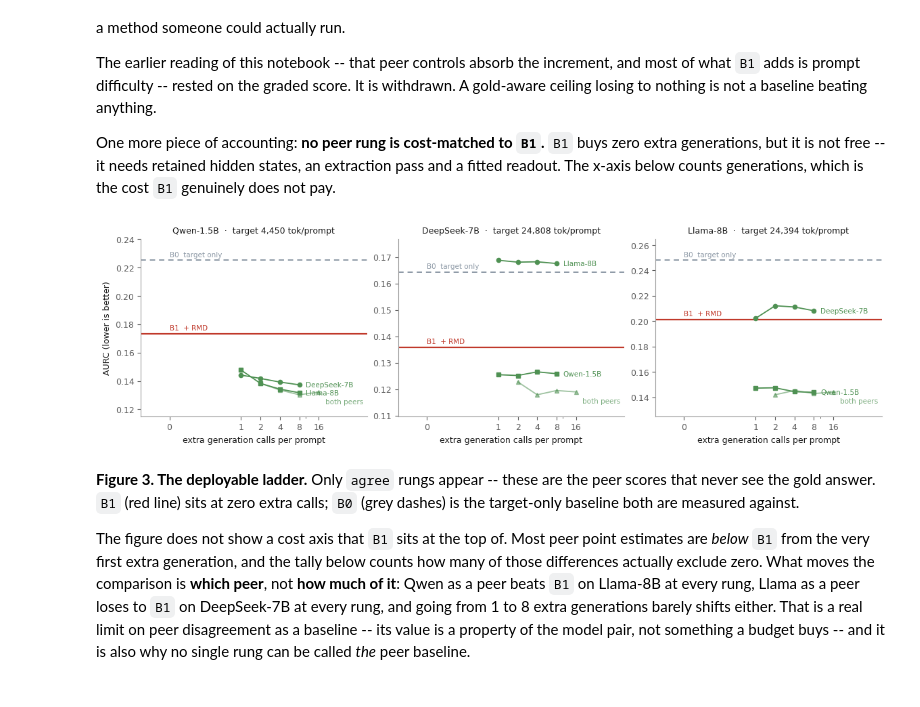
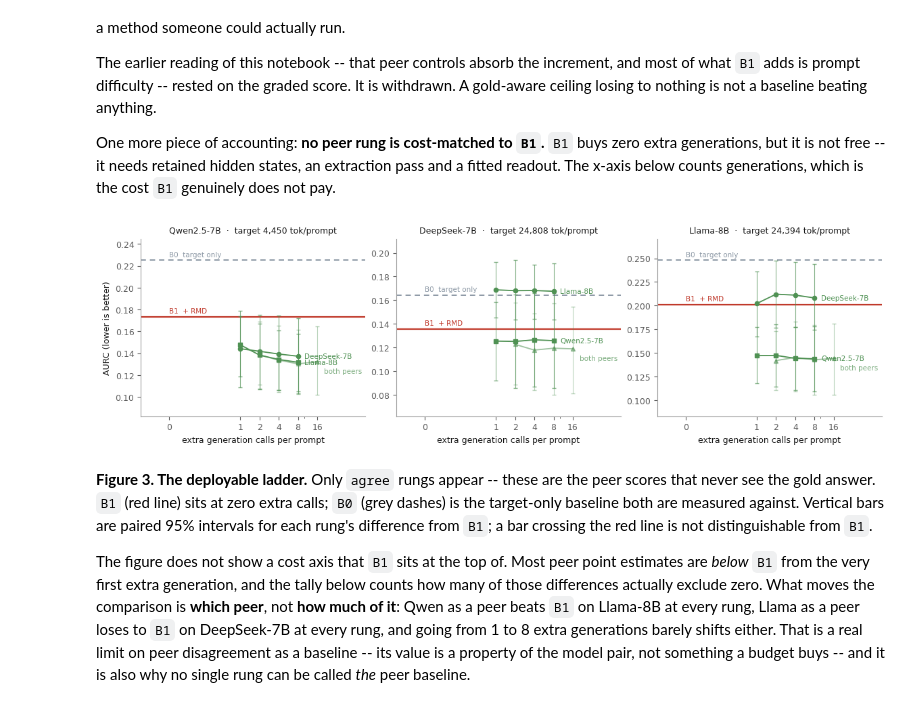
Before and after one commit to djaniak/reasoning-geometry, a Jupyter notebook: notebooks/14_rmd_workshop_story.ipynb, the cells around one changed output. Saved outputs shown, nothing was run; the diff lists cells and outputs as text; code cells hidden in the pictures.

```diff
--- a/notebooks/14_rmd_workshop_story.ipynb
+++ b/notebooks/14_rmd_workshop_story.ipynb
@@ -70,8 +72,11 @@ sys.path.insert(0, str(Path.cwd()))
 import _viz_utils as vu
 
 ROOT = vu.repo_root()
+sys.path.insert(0, str(ROOT))
+from baselines.abstention_baselines import holm_correction
+
 MODELS = ["qwen", "deepseek", "deepseek_llama"]
-NICE = {"qwen": "Qwen-1.5B", "deepseek": "DeepSeek-7B", "deepseek_llama": "Llama-8B"}
+NICE = {"qwen": "Qwen2.5-7B", "deepseek": "DeepSeek-7B", "deepseek_llama": "Llama-8B"}
 PRIMARY = "full_population"  # C_B on all 500 prompts; see section 2
 
 
@@ -88,7 +93,8 @@ CLOSEST = artifact("closest_baselines/closest_baselines_results.json")
 
 # The refit sweep is registered and pending; the gate in section 4 reads this.
 REFIT_PATH = ROOT / "results/refit_stability/refit_stability_results.json"
-REFIT = json.loads(REFIT_PATH.read_text()) if REFIT_PATH.exists() else None
+REFIT_PAYLOAD = json.loads(REFIT_PATH.read_text()) if REFIT_PATH.exists() else {}
+REFIT = REFIT_PAYLOAD if REFIT_PAYLOAD.get("complete") else None
 
 # Guard the joins the prose depends on, so a renamed key fails here and not
 # silently three figures later.
@@ -864,40 +789,49 @@ for ax, label in zip(axes, MODELS):
                 xytext=(0, 4), textcoords="offset points", fontsize=7.5,
                 color=B0_COLOR, ha="left")
     ax.annotate("B1  + RMD", (0, rungs["B1"]["aurc_mean"]),
                 xytext=(0, 4), textcoords="offset points", fontsize=7.5,
                 color=B1_COLOR, ha="left")
     for peer, marker in zip(entry["peers"] + ["both"], ["o", "s", "^"]):
-        xs, ys = [], []
+        xs, ys, err_low, err_high = [], [], [], []
         for size in SIZES:
-            rung = rungs.get(f"B0_agree_{peer}_m{size}")
+            name = f"B0_agree_{peer}_m{size}"
+            rung = rungs.get(name)
             if rung is None:
                 continue
+            delta = entry["populations"][PRIMARY]["contrasts"][f"B1_minus_{name}"]["aurc"]
             xs.append(rung["cost"]["extra_calls"])
             ys.append(rung["aurc_mean"])
+            err_low.append(delta["ci_high"] - delta["point_estimate"])
+            err_high.append(delta["point_estimate"] - delta["ci_low"])
         faded = peer == "both"
         ax.plot(xs, ys, marker=marker, ms=4.5, lw=1.3, color=PEER_COLOR,
                 alpha=.55 if faded else 1.0, zorder=2)
+        ax.errorbar(xs, ys, yerr=[err_low, err_high], fmt="none",
+                    color=PEER_COLOR, capsize=2, lw=.8,
+                    alpha=.4 if faded else .7, zorder=1)
         # The combined rung ends one tick further right and often lands on top
         # of the single-peer label, so it is dropped a line.
         ax.annotate(NICE.get(peer, "both peers"), (xs[-1], ys[-1]),
                     xytext=(7, -10 if faded else 0), textcoords="offset points",
                     va="center", fontsize=7.5, color=PEER_COLOR,
                     alpha=.75 if faded else 1.0)
     ax.set_xscale("symlog", linthresh=1)
     ax.set_xticks([0, 1, 2, 4, 8, 16], ["0", "1", "2", "4", "8", "16"])
     ax.set_xlim(-0.4, 90)
     ax.set_xlabel("extra generation calls per prompt")
     ax.set_title(f"{NICE[label]}  ·  target {entry['target_tokens_per_prompt']:,.0f} "
                  f"tok/prompt", fontsize=9, pad=6)
     ax.margins(y=0.16)
 axes[0].set_ylabel("AURC (lower is better)")
 plt.show()
 # %% [output]
-[figure, old version]
+[figure, new version]
 # %% [markdown]
 **Figure 3. The deployable ladder.** Only `agree` rungs appear -- these are the
 peer scores that never see the gold answer. `B1` (red line) sits at zero extra
 calls; `B0` (grey dashes) is the target-only baseline both are measured against.
+Vertical bars are paired 95% intervals for each rung's difference from `B1`; a
+bar crossing the red line is not distinguishable from `B1`.
 
 The figure does not show a cost axis that `B1` sits at the top of. Most peer
 point estimates are *below* `B1` from the very first extra generation, and the
```
Also changed, not shown: parts of 10 cells of this notebook, 30 other files.
